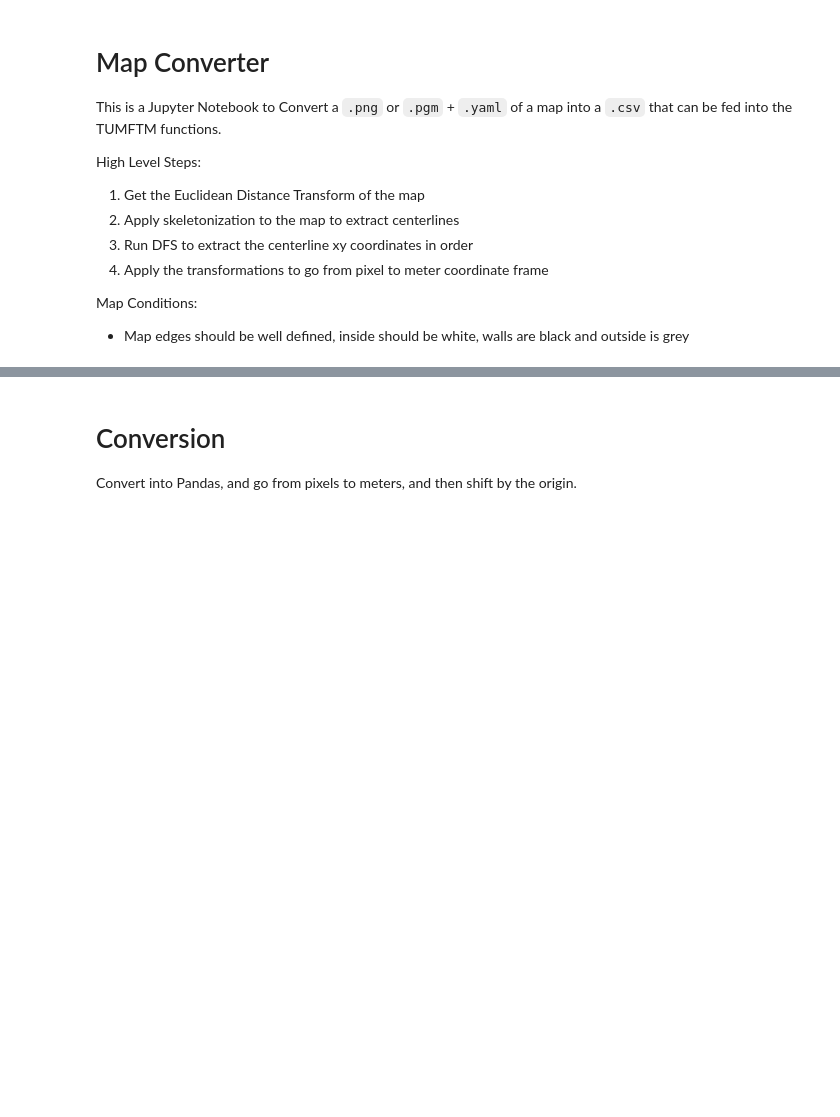
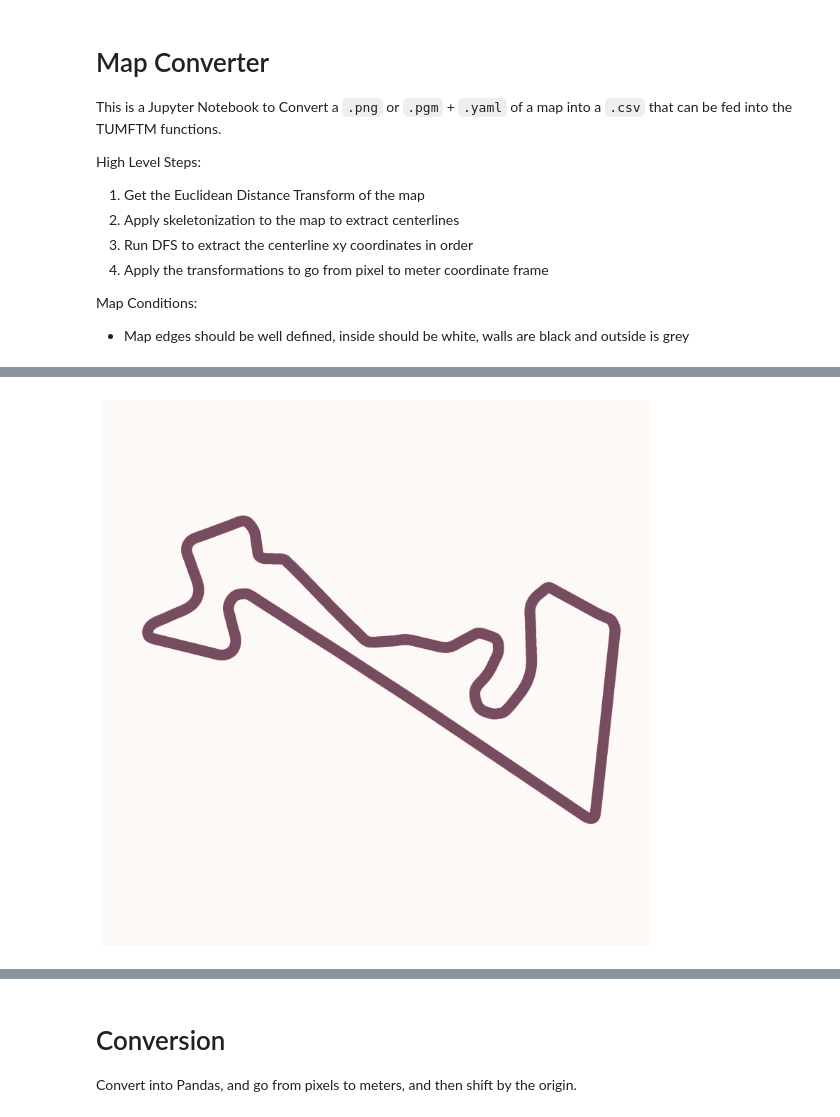
Before and after one commit to WVU-F1Tenth/Raceline-Optimization, a Jupyter notebook: map_converter.ipynb, the cells around one changed output, grey strips where cells are left out. Drawn from its saved outputs; the diff is of its cells as text; code cells hidden in the pictures; blank space fills up the shorter version.

```diff
--- a/map_converter.ipynb
+++ b/map_converter.ipynb
@@ -63,22 +103,18 @@ plt.imshow(dist_transform, cmap='gray', origin='lower')
 # %%
-from skimage.morphology import (
-    opening, closing, remove_small_objects,
-    remove_small_holes, skeletonize, disk
-)
-from skimage.filters import gaussian
+# Cleaning
 
 clean = map_img.copy()
-# img: boolean binary image
 clean = closing(clean, disk(1))   # fills tiny gaps
 clean = opening(clean, disk(1))     # removes tiny protrusions
-clean = remove_small_objects(clean, 50)    # removes tiny blobs
-clean = remove_small_holes(clean, 50)      # removes tiny holes
+clean = remove_small_objects(clean, min_size=50)    # removes tiny blobs
+clean = remove_small_holes(clean, area_threshold=50)      # removes tiny holes
 
-# Can erode thin border walls
 # smooth = gaussian(clean.astype(float), sigma=4.0) > 0.60 # type: ignore
 
 plt.figure(figsize=(10, 10))
 plt.imshow(map_img, origin='lower', cmap='Blues', alpha=0.5)
 plt.imshow(clean, origin='lower', cmap='Reds', alpha=0.5)
 plt.axis("off")
 plt.show()
+# %% [output]
+[figure, added]
```
Also changed, not shown: parts of 16 cells of this notebook, 2 other files.
